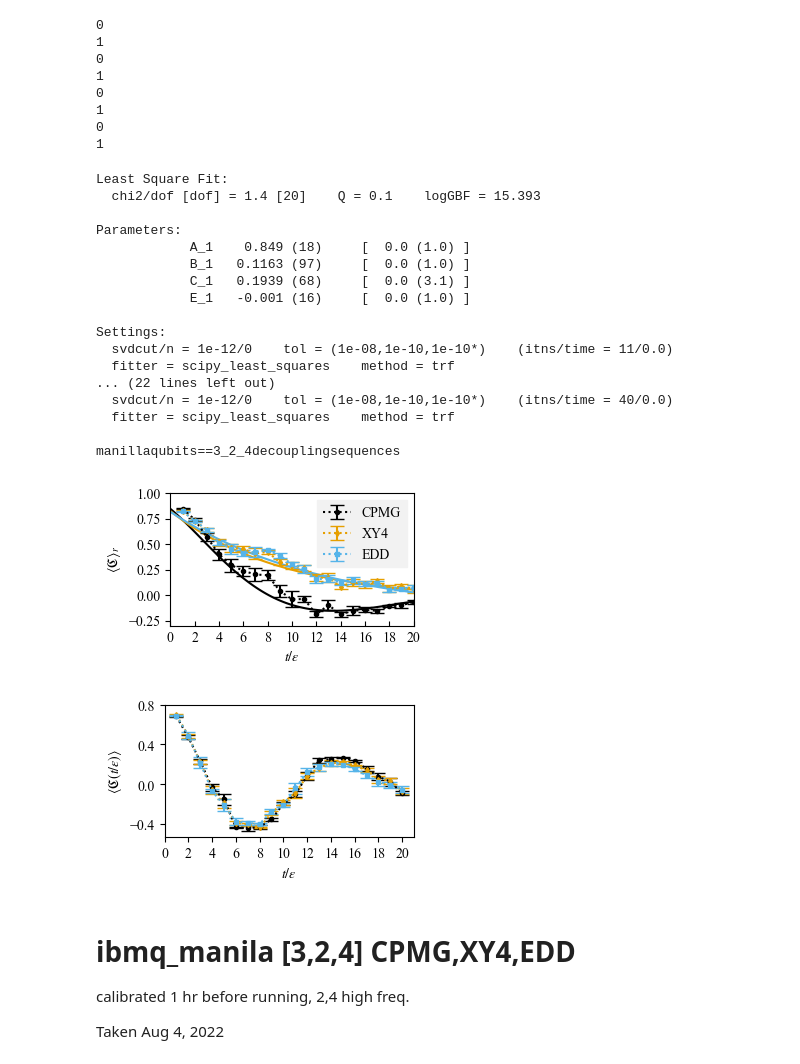
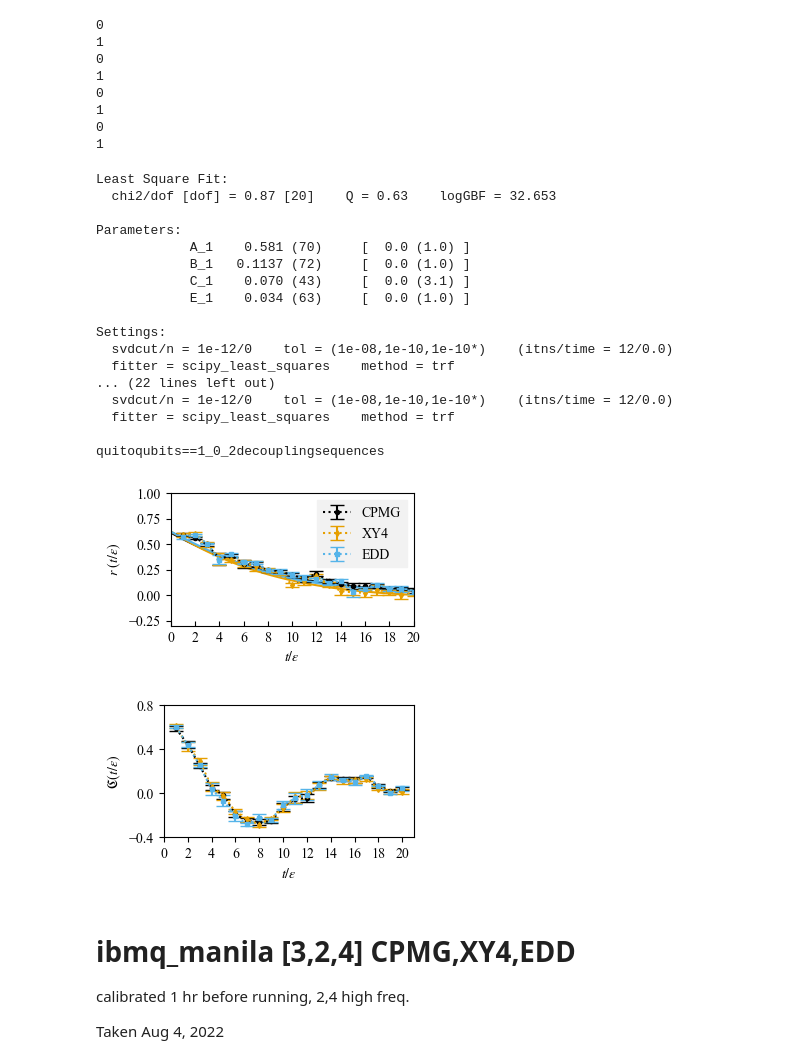
Before and after one commit to hlammiv/z2_matter_qc, a Jupyter notebook: simulation_main/Norman Data/DD Comparison Data/DD Test Analysis.ipynb, the cells around one changed output. Drawn from its saved outputs; the diff is of its cells as text; code cells hidden in the pictures.

```diff
--- a/simulation_main/Norman Data/DD Comparison Data/DD Test Analysis.ipynb
+++ b/simulation_main/Norman Data/DD Comparison Data/DD Test Analysis.ipynb
@@ -367,7 +367,7 @@ for key in keys:
     scaledddcountsavg2[key] = sddcountsavg2[key]
 # %%
 nt = 20
-key = keys[0]
+key = keys[3]
 
 # plt.annotate()
 fig1, ax1 = plt.subplots(ncols=1, nrows=1)
@@ -431,8 +431,8 @@ for axis in ax:
 ax2.set_yticks([-0.4, 0, 0.4,  0.8])
 backend = str(backend)
 # plt.title('Meson Correlation Function: '+str(backend).replace('_',' ')+' '+str(itl_layout),size=15)
-ax[0].set_ylabel(r'$\langle\mathfrak{C}\rangle_{r}$')
-ax[1].set_ylabel(r'$\langle\mathfrak{C}(t/\epsilon)\rangle$')
+ax[0].set_ylabel(r'$r~(t/\epsilon)$')
+ax[1].set_ylabel(r'$\mathfrak{C}(t/\epsilon)$')
 # ax[0].annotate('CPMG: B = {}'.format(fit0.p['B_1']) + r'  $\tilde{\chi^2}= $' + str(np.round(fit0.chi2 / fit0.dof, decimals=2)),
 #                (0.34, 0.95), verticalalignment='center', xycoords='axes fraction',
 #                fontsize='small')
@@ -443,43 +443,43 @@ ax[1].set_ylabel(r'$\langle\mathfrak{C}(t/\epsilon)\rangle$')
 
 # ax[0].annotate('EDD: B = {}'.format(fit2.p['B_1']) + r'  $\tilde{\chi^2}= $' + str(np.round(fit2.chi2 / fit2.dof, decimals=2)),
 #                (0.34, 0.75), verticalalignment='center', xycoords='axes fraction',
 #                fontsize='small')
 # ax[0].annotate('(a) rescaling', (0.34, 0.65), verticalalignment='center', xycoords='axes fraction', fontsize='small')
 # ax[1].annotate('(b) time evolution', (0.34, 0.75), verticalalignment='center', xycoords='axes fraction', fontsize='small')
 # ax[1].plot(np.linspace(0, 20, 21), np.cos(np.linspace(0, 20, 21) * 0.41),
 #            color=colors[3], label='exact')
 for fig in [fig1, fig2]:
     fig.set_size_inches((3.375, 3.375 / 1.6))
 fig1.tight_layout()
 fig2.tight_layout()
 ax[0].tick_params(axis='x', direction='in')
 ax[0].set_xlim(0, 20)
 ax[0].legend(framealpha=1, shadow=False, edgecolor=(0.95, 0.95, 0.95),
            facecolor=(0.95, 0.95, 0.95), ncol=1, fancybox=False)
 filename = f'{key[0]}qubits={key[1]}decouplingsequences'.replace(', ', '_').replace('(', '=').replace(')', '')
 print(filename)
 fig1.savefig(filename + 'suba.pdf')
 fig2.savefig(filename + 'subb.pdf')
 # %% [output]
 Least Square Fit:
-  chi2/dof [dof] = 1.4 [20]    Q = 0.1    logGBF = 15.393
+  chi2/dof [dof] = 0.87 [20]    Q = 0.63    logGBF = 32.653
 
 Parameters:
-            A_1    0.849 (18)     [  0.0 (1.0) ]
-            B_1   0.1163 (97)     [  0.0 (1.0) ]
-            C_1   0.1939 (68)     [  0.0 (3.1) ]
-            E_1   -0.001 (16)     [  0.0 (1.0) ]
+            A_1    0.581 (70)     [  0.0 (1.0) ]
+            B_1   0.1137 (72)     [  0.0 (1.0) ]
+            C_1    0.070 (43)     [  0.0 (3.1) ]
+            E_1    0.034 (63)     [  0.0 (1.0) ]
 
 Settings:
-  svdcut/n = 1e-12/0    tol = (1e-08,1e-10,1e-10*)    (itns/time = 11/0.0)
+  svdcut/n = 1e-12/0    tol = (1e-08,1e-10,1e-10*)    (itns/time = 12/0.0)
   fitter = scipy_least_squares    method = trf
 ... (22 lines left out)
-  svdcut/n = 1e-12/0    tol = (1e-08,1e-10,1e-10*)    (itns/time = 40/0.0)
+  svdcut/n = 1e-12/0    tol = (1e-08,1e-10,1e-10*)    (itns/time = 12/0.0)
   fitter = scipy_least_squares    method = trf
 
-manillaqubits==3_2_4decouplingsequences
+quitoqubits==1_0_2decouplingsequences
-[figure, old version]
+[figure, new version]
-[figure, old version]
+[figure, new version]
 # %% [markdown]
 # ibmq_manila [3,2,4] CPMG,XY4,EDD
 calibrated 1 hr before running, 2,4 high freq.
```
Also changed, not shown: 24 other files.
